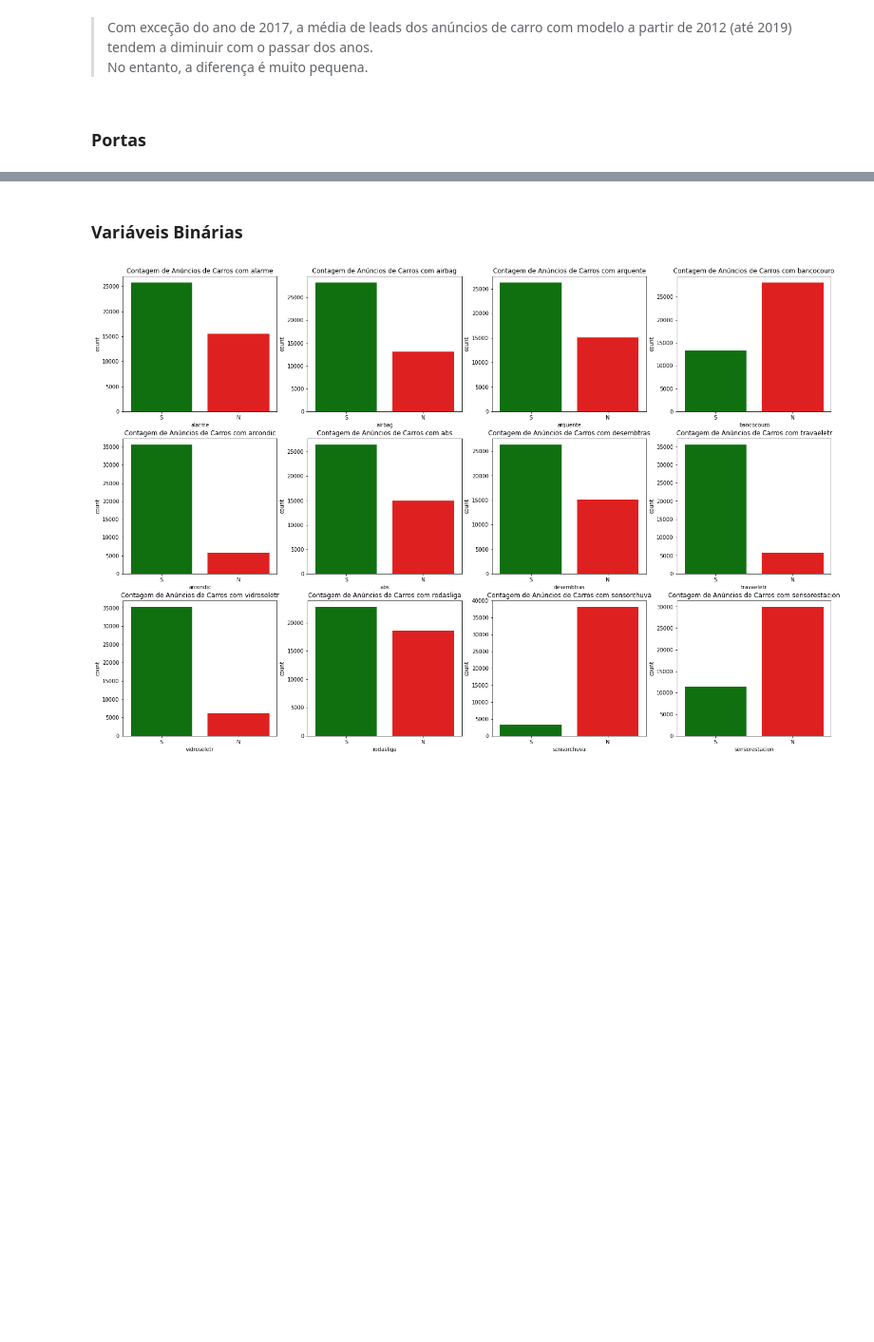
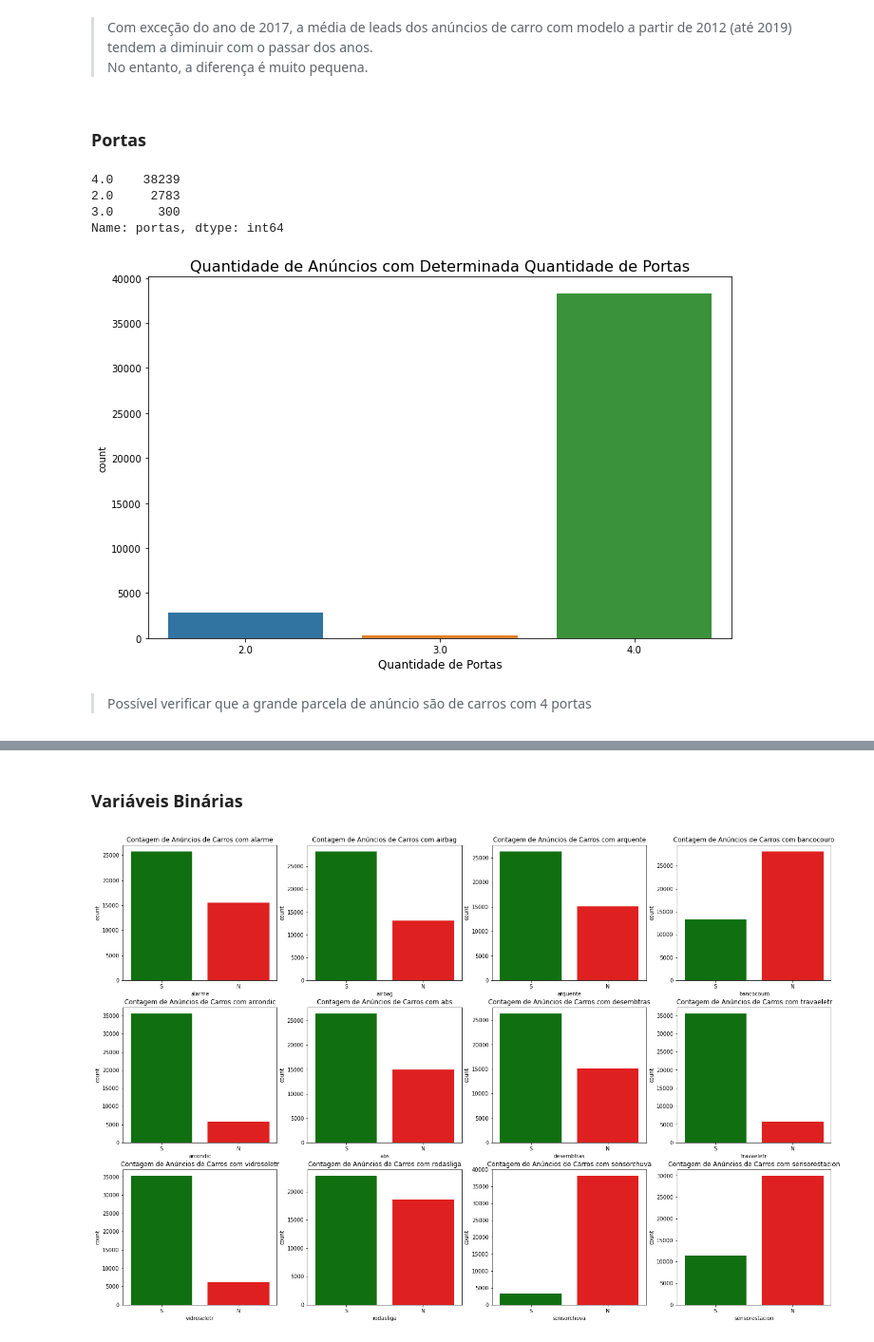
Before and after one commit to rafajovelho/Case1, a Jupyter notebook: Case-GCBInvestimentosipynb.ipynb, the cells around one changed output, grey strips where cells are left out. Shown at 95% size. Drawn from its saved outputs; the diff is of its cells as text; code cells hidden in the pictures; blank space fills up the shorter version.

```diff
--- a/Case-GCBInvestimentosipynb.ipynb
+++ b/Case-GCBInvestimentosipynb.ipynb
@@ -611,3 +644,21 @@ plt.show()
 > No entanto, a diferença é muito pequena.
 # %% [markdown]
 ### Portas
+# %%
+df.portas.value_counts()
+# %% [output]
+4.0    38239
+2.0     2783
+3.0      300
+Name: portas, dtype: int64
+# %%
+plt.figure(figsize = (11,7))
+
+sns.countplot(data = df, x = df.portas)
+plt.title('Quantidade de Anúncios com Determinada Quantidade de Portas',fontdict={'fontsize':16})
+plt.xlabel('Quantidade de Portas',fontdict={'fontsize':12})
+plt.show()
+# %% [output]
+[figure, added]
+# %% [markdown]
+> Possível verificar que a grande parcela de anúncio são de carros com 4 portas
```
Also changed, not shown: parts of 50 cells of this notebook.
